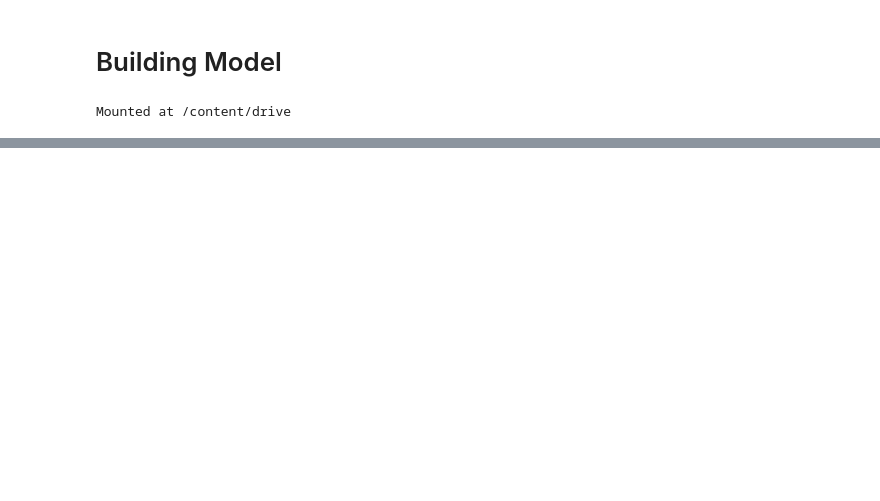
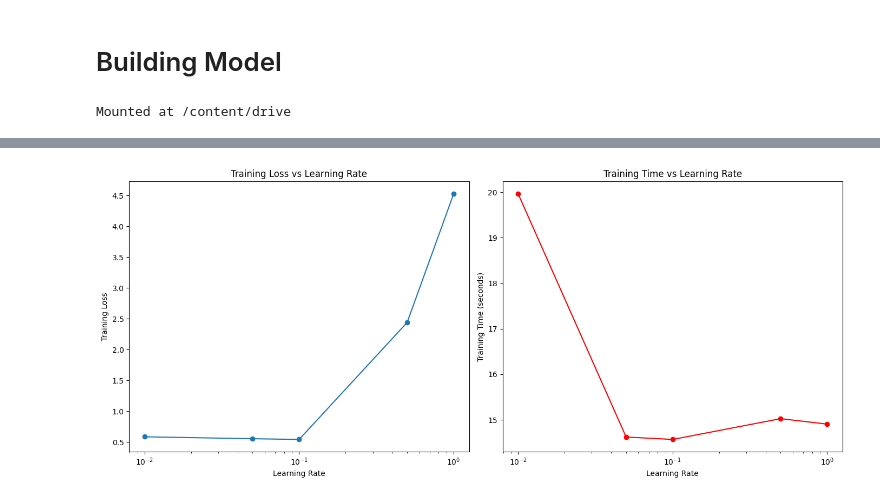
Before and after one commit to nguyenhuuhoang3697/Logistic-Regression-from-scratch, a Jupyter notebook: Run_model.ipynb, the cells around one changed output, grey strips where cells are left out. Cells and saved outputs as stored; diff of their text form; code cells hidden in the pictures; blank space fills up the shorter version.

```diff
--- a/Run_model.ipynb
+++ b/Run_model.ipynb
@@ -43,13 +18,19 @@ import time
 # %%
 # Logistic Regression using Gradient Descent with Loss Tracking
 class LogisticRegressionGD:
-    def __init__(self, learning_rate=0.01, max_iter=1000, tol=1e-6):
+    def __init__(self, learning_rate=0.01, max_iter=1000, tol=1e-7):
         self.learning_rate = learning_rate
         self.max_iter = max_iter
         self.tol = tol
 
     def sigmoid(self, z):
         return 1 / (1 + np.exp(-z))
+
+    def log_loss(self, y_true, y_pred_proba):
+        epsilon = 1e-15  # To avoid log(0)
+        y_pred_proba = np.clip(y_pred_proba, epsilon, 1 - epsilon)
+        m = len(y_true)
+        return -np.sum(y_true * np.log(y_pred_proba) + (1 - y_true) * np.log(1 - y_pred_proba)) / m
 
     def fit(self, X, y):
         self.coef_ = np.zeros(X.shape[1])
@@ -63,7 +44,7 @@ class LogisticRegressionGD:
             self.coef_ += self.learning_rate * gradient
 
             # Calculate and record loss
-            loss = log_loss(y, self.sigmoid(np.dot(X, self.coef_)))
+            loss = self.log_loss(y, self.sigmoid(np.dot(X, self.coef_)))
             self.loss_history.append(loss)
 
             if len(self.loss_history) > 1 and abs(self.loss_history[-1] - self.loss_history[-2]) < self.tol:
@@ -222,3 +790,43 @@ gd_train_loss = log_loss(y_test, gd_train_proba)
+# %%
+# Assuming you have the class LogisticRegressionGD defined already
+learning_rates = [0.01, 0.05, 0.1, 0.5, 1.0]
+train_losses = []
+train_times = []
+
+for lr in learning_rates:
+    gd_model = LogisticRegressionGD(learning_rate=lr, max_iter=1000)
+    start_time = time.time()
+    gd_model.fit(X_train_processed, y_train)
+    train_time = time.time() - start_time
+    gd_train_proba = gd_model.predict_proba(X_test_processed)
+    train_loss = model.log_loss(y_test, gd_train_proba)
+
+    train_losses.append(train_loss)
+    train_times.append(train_time)
+
+# Plotting the results
+plt.figure(figsize=(14, 6))
+
+# Plotting Loss vs Learning Rate
+plt.subplot(1, 2, 1)
+plt.plot(learning_rates, train_losses, marker='o')
+plt.xlabel('Learning Rate')
+plt.ylabel('Training Loss')
+plt.title('Training Loss vs Learning Rate')
+plt.xscale('log')  # Log scale to better visualize differences
+
+# Plotting Time vs Learning Rate
+plt.subplot(1, 2, 2)
+plt.plot(learning_rates, train_times, marker='o', color='r')
+plt.xlabel('Learning Rate')
+plt.ylabel('Training Time (seconds)')
+plt.title('Training Time vs Learning Rate')
+plt.xscale('log')  # Log scale to better visualize differences
+
+plt.tight_layout()
+plt.show()
+# %% [output]
+[figure, added]
 # %%
 # Pure Newton's Method Implementation
 newton_pure_model = LogisticRegressionNewtonPure(max_iter=10)
```
Also changed, not shown: parts of 27 cells of this notebook.
